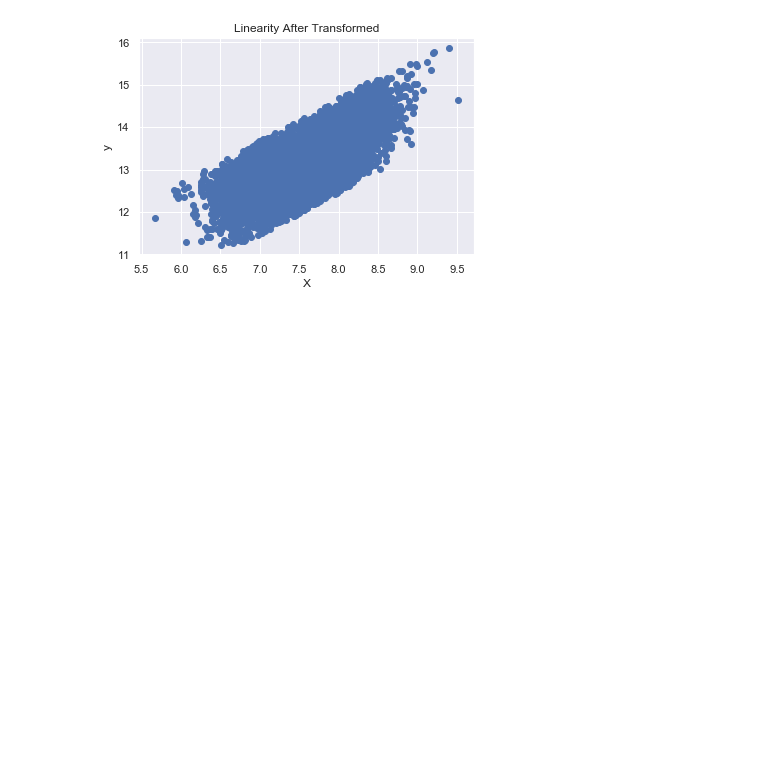
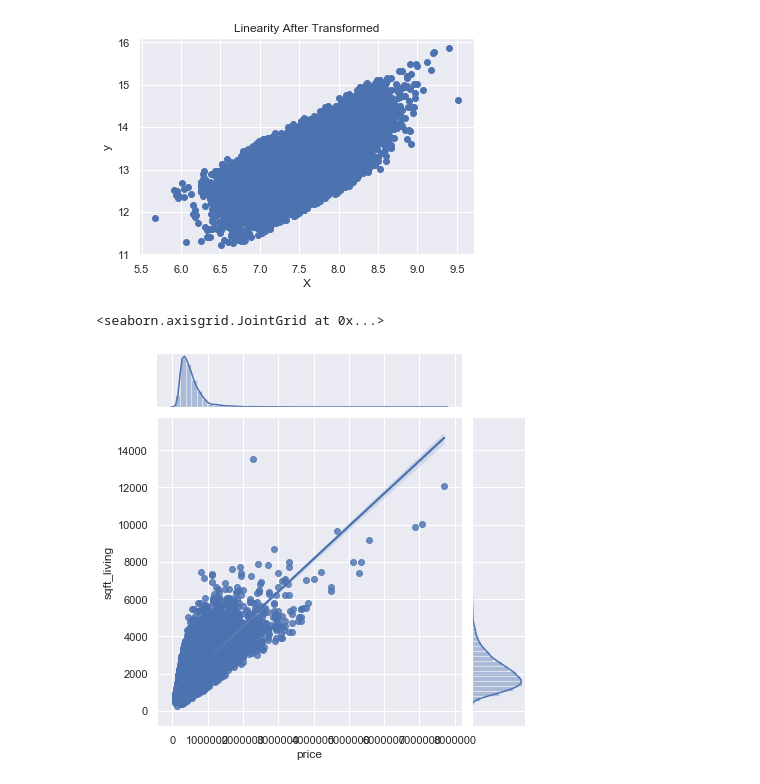
Before and after one commit to nortonlyr/MachineLearningExercises, a Jupyter notebook: Simple_LinearRegression_Ex/Simple_Linear_Regression_Ex.ipynb, the cells around one changed output. Drawn from its saved outputs; the diff is of its cells as text; code cells hidden in the pictures; blank space fills up the shorter version.

```diff
--- a/Simple_LinearRegression_Ex/Simple_Linear_Regression_Ex.ipynb
+++ b/Simple_LinearRegression_Ex/Simple_Linear_Regression_Ex.ipynb
@@ -76,3 +76,9 @@ plt.ylabel('y')
 plt.show()
 # %% [output]
 [figure]
+# %%
+# using seaborn - before transformation
+sns.jointplot('price', 'sqft_living', data=df, kind='reg')
+# %% [output]
+<seaborn.axisgrid.JointGrid at 0x...>
+[figure, added]
```
Also changed, not shown: parts of 1 cell of this notebook.
